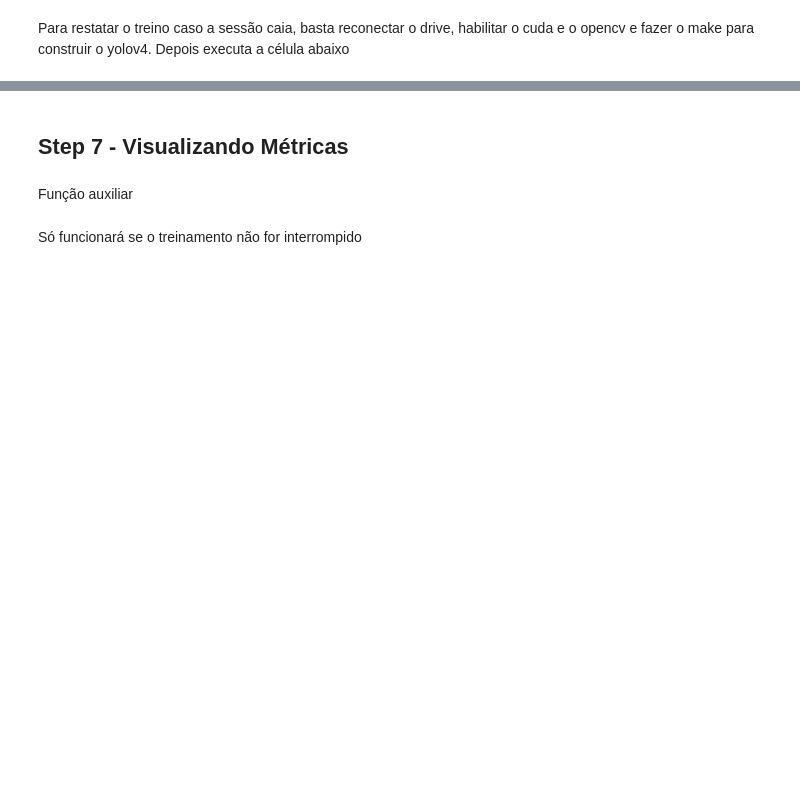
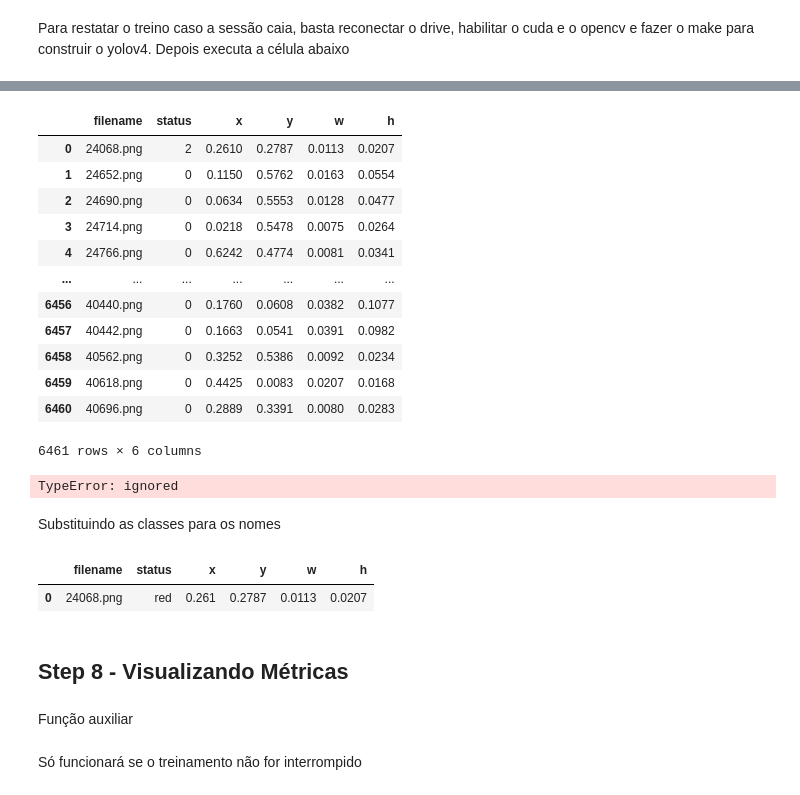
Before and after one commit to vilsonrodrigues/ComputerVision, a Jupyter notebook: ITA_Challenge_2021-TrafficLightDetection/TrafficLightDetection.ipynb, the cells around one changed output, grey strips where cells are left out. Cells and saved outputs as stored; diff of their text form; code cells hidden in the pictures; blank space fills up the shorter version.

```diff
--- a/ITA_Challenge_2021-TrafficLightDetection/TrafficLightDetection.ipynb
+++ b/ITA_Challenge_2021-TrafficLightDetection/TrafficLightDetection.ipynb
@@ -230,0 +380,29 @@ Para restatar o treino caso a sessão caia, basta reconectar o drive, habilitar
+# %%
+df2 = df
+df2
+# %% [output]
+|  | filename | status | x | y | w | h |
+| 0 | 24068.png | 2 | 0.2610 | 0.2787 | 0.0113 | 0.0207 |
+| 1 | 24652.png | 0 | 0.1150 | 0.5762 | 0.0163 | 0.0554 |
+| 2 | 24690.png | 0 | 0.0634 | 0.5553 | 0.0128 | 0.0477 |
+| 3 | 24714.png | 0 | 0.0218 | 0.5478 | 0.0075 | 0.0264 |
+| 4 | 24766.png | 0 | 0.6242 | 0.4774 | 0.0081 | 0.0341 |
+| ... | ... | ... | ... | ... | ... | ... |
+| 6456 | 40440.png | 0 | 0.1760 | 0.0608 | 0.0382 | 0.1077 |
+| 6457 | 40442.png | 0 | 0.1663 | 0.0541 | 0.0391 | 0.0982 |
+| 6458 | 40562.png | 0 | 0.3252 | 0.5386 | 0.0092 | 0.0234 |
+| 6459 | 40618.png | 0 | 0.4425 | 0.0083 | 0.0207 | 0.0168 |
+| 6460 | 40696.png | 0 | 0.2889 | 0.3391 | 0.0080 | 0.0283 |
+6461 rows × 6 columns
+# %%
+dh = 720
+dw = 1280
+
+l = int(( df['x'] - df['w'] / 2) * dw)
+r = int((df['x'] + df['w'] / 2) * dw)
+t = int((df['y'] - df['h'] / 2) * dh)
+b = int((df['y'] + df['h'] / 2) * dh)
+# %% [output]
+TypeError: ignored
+# %% [markdown]
+Substituindo as classes para os nomes
@@ -231,5 +413,11 @@ Para restatar o treino caso a sessão caia, basta reconectar o drive, habilitar
+# %%
+df.to_csv('results.csv', index=0)
+df.head()
+# %% [output]
+|  | filename | status | x | y | w | h |
+| 0 | 24068.png | red | 0.261 | 0.2787 | 0.0113 | 0.0207 |
 # %% [markdown]
-## Step 7 - Visualizando Métricas
+## Step 8 - Visualizando Métricas
 # %% [markdown]
 Função auxiliar
 # %%
```
Also changed, not shown: parts of 49 cells of this notebook.
